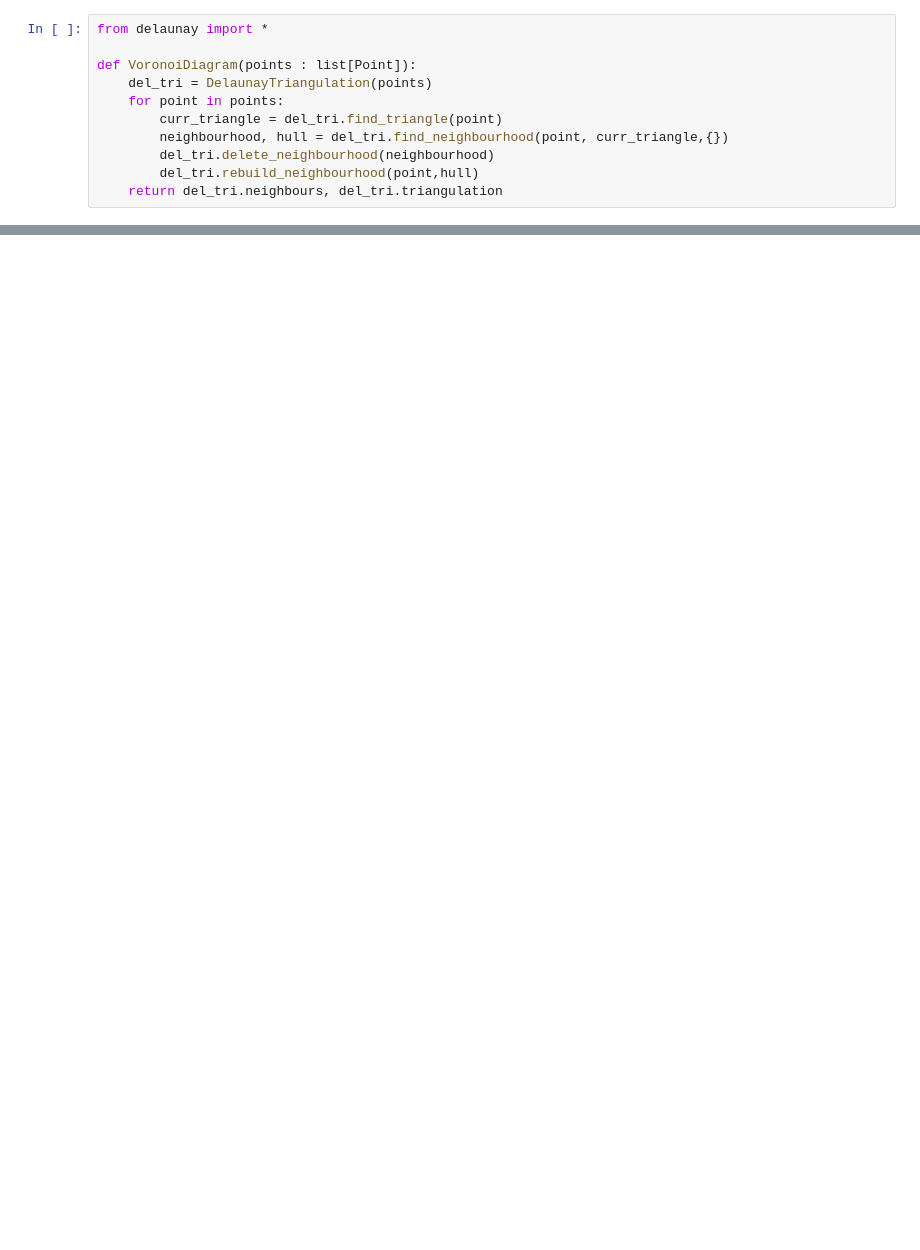
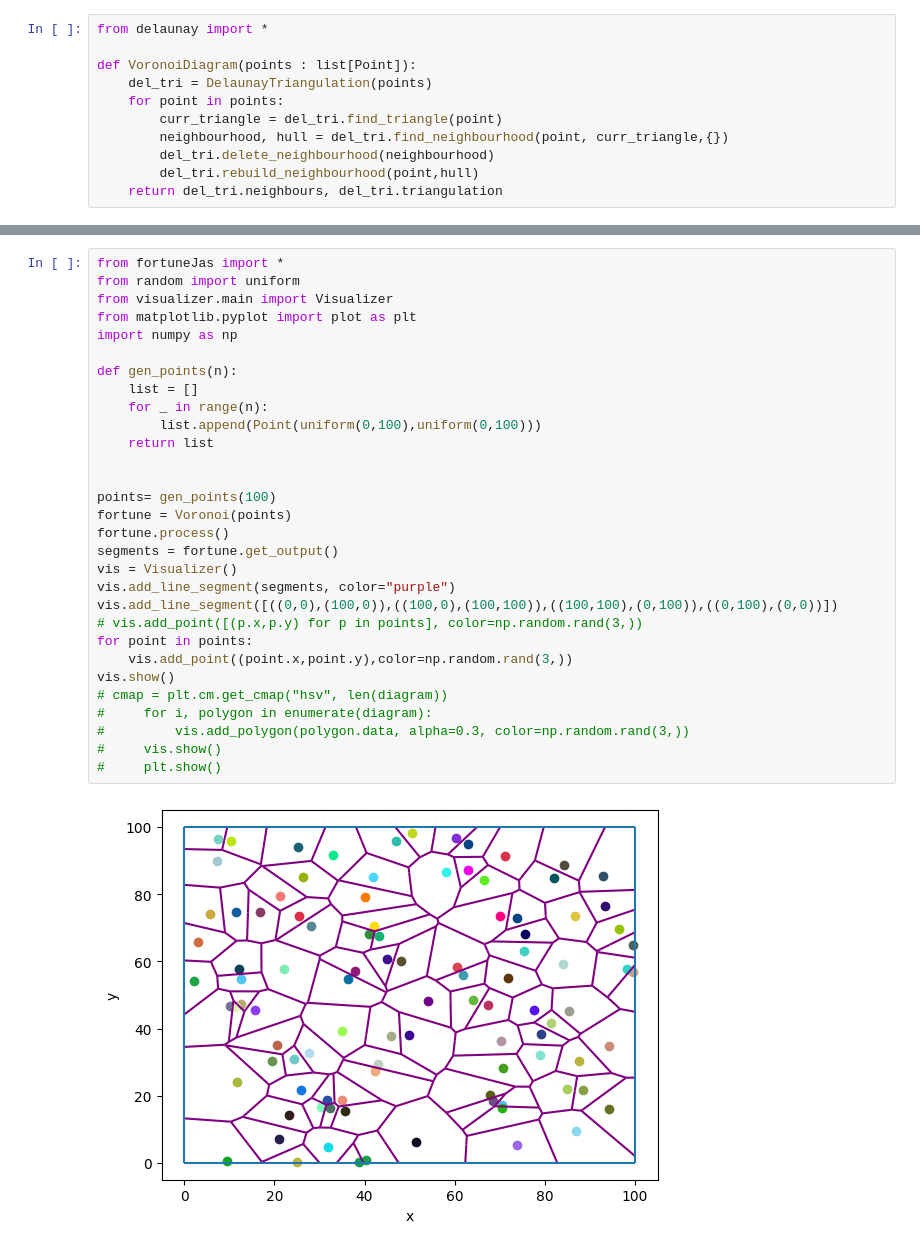
Before and after one commit to jasiek1212/VoronoiDiagram, a Jupyter notebook: Main.ipynb, the cells around one changed output, grey strips where cells are left out. Drawn from its saved outputs; the diff is of its cells as text; blank space fills up the shorter version.

Commit message:
fortune finished

```diff
--- a/Main.ipynb
+++ b/Main.ipynb
@@ -103,0 +12,32 @@ vis.show()
+# %%
+from fortuneJas import *
+from random import uniform
+from visualizer.main import Visualizer
+from matplotlib.pyplot import plot as plt
+import numpy as np
+
+def gen_points(n):
+    list = []
+    for _ in range(n):
+        list.append(Point(uniform(0,100),uniform(0,100)))
+    return list
+
+
+points= gen_points(100)
+fortune = Voronoi(points)
+fortune.process()
+segments = fortune.get_output()
+vis = Visualizer()
+vis.add_line_segment(segments, color="purple")
+vis.add_line_segment([((0,0),(100,0)),((100,0),(100,100)),((100,100),(0,100)),((0,100),(0,0))])
+# vis.add_point([(p.x,p.y) for p in points], color=np.random.rand(3,))
+for point in points:
+    vis.add_point((point.x,point.y),color=np.random.rand(3,))
+vis.show()
+# cmap = plt.cm.get_cmap("hsv", len(diagram))
+#     for i, polygon in enumerate(diagram):
+#         vis.add_polygon(polygon.data, alpha=0.3, color=np.random.rand(3,))
+#     vis.show()
+#     plt.show()
+# %% [output]
+[figure, added]
```
Also changed, not shown: parts of 1 cell of this notebook, 1 other file.
